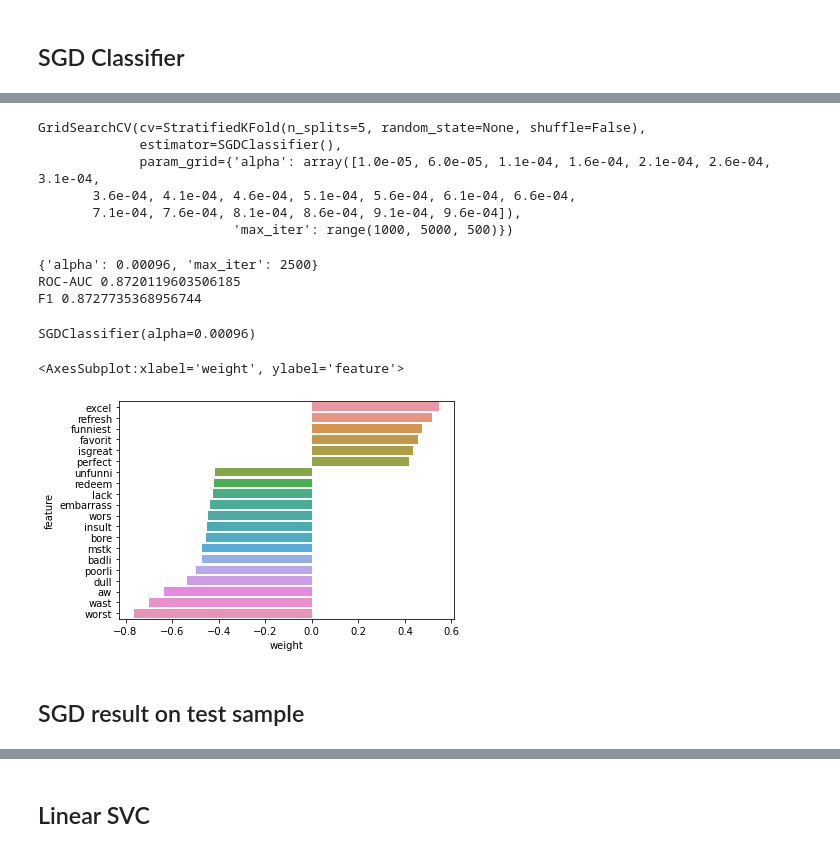
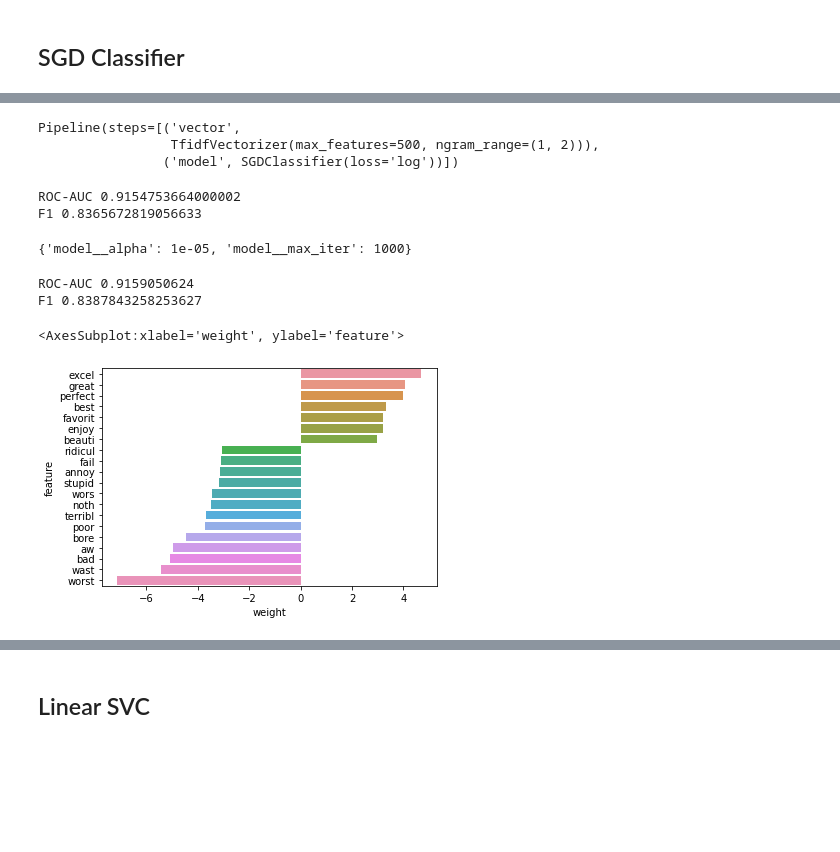
Before and after one commit to kozloffevgeniy/internship_courses, a Jupyter notebook: HT4.ipynb, the cells around one changed output, grey strips where cells are left out. Drawn from its saved outputs; the diff is of its cells as text; code cells hidden in the pictures; blank space fills up the shorter version.

```diff
--- a/HT4.ipynb
+++ b/HT4.ipynb
@@ -268,7 +259,14 @@ from sklearn.linear_model import LogisticRegression
 from sklearn.linear_model import SGDClassifier
 from sklearn.svm import LinearSVC
 from sklearn.metrics import roc_auc_score, f1_score, accuracy_score, recall_score, precision_score
+from sklearn.pipeline import Pipeline
 
 model = LogisticRegression(penalty='l1', solver='saga')
-model.fit(train_matrix, X_train['class'])
+
+pipeline = Pipeline(steps=[
+    ('vector', vectorizer),
+    ('model', model)
+])
+
+pipeline.fit(X_train, y_train)
 # %% [output]
@@ -285,9 +286,12 @@ from sklearn.model_selection import GridSearchCV, StratifiedKFold
 
 cv = StratifiedKFold()
 
-params = {'C' : np.arange(1e-2, 1, 0.5)}
+params = {
+#     'model__C' : [1e-2, 1e-1, 1e1, 1e3]
+    'model__C' : [10]
+}
 
-clf = GridSearchCV(model, cv=cv, param_grid=params)
-clf.fit(train_matrix, X_train['class'])
+clf = GridSearchCV(pipeline, cv=cv, param_grid=params)
+clf.fit(X_train,y_train)
 # %% [output]
 GridSearchCV(cv=StratifiedKFold(n_splits=5, random_state=None, shuffle=False),
@@ -332,35 +326,45 @@ F1 0.8669856459330143
+# %%
+model = SGDClassifier(loss='log')
+pipeline = Pipeline(steps=[
+    ('vector', vectorizer),
+    ('model', model)
+])
+
+pipeline.fit(X_train, y_train)
+# %% [output]
+Pipeline(steps=[('vector',
+                 TfidfVectorizer(max_features=500, ngram_range=(1, 2))),
+                ('model', SGDClassifier(loss='log'))])
+# %%
+preds = pipeline.predict(X_test)
+conf_score=pipeline.predict_proba(X_test)
+print('ROC-AUC', roc_auc_score(y_test, conf_score.flatten()[1::2]))
+print('F1', f1_score(y_test, preds))
+# %% [output]
+ROC-AUC 0.9154753664000002
+F1 0.8365672819056633
 # %%
-params = {'alpha' : np.arange(1e-5, 1e-3, 5e-5),
-         'max_iter': range(1000, 5000, 500)}
+params = {'model__alpha' : [1e-5, 1e-3, 1e-1, 1e1, 1e3],
+         'model__max_iter': range(1000, 5000, 1000)}
 
-clf = GridSearchCV(model, cv=cv, param_grid=params)
-clf.fit(train_matrix, X_train['class'])
+clf = GridSearchCV(pipeline, cv=cv, param_grid=params)
+clf.fit(X_train, y_train)
+clf.best_params_
 # %% [output]
-GridSearchCV(cv=StratifiedKFold(n_splits=5, random_state=None, shuffle=False),
-             estimator=SGDClassifier(),
-             param_grid={'alpha': array([1.0e-05, 6.0e-05, 1.1e-04, 1.6e-04, 2.1e-04, 2.6e-04, 3.1e-04,
-       3.6e-04, 4.1e-04, 4.6e-04, 5.1e-04, 5.6e-04, 6.1e-04, 6.6e-04,
-       7.1e-04, 7.6e-04, 8.1e-04, 8.6e-04, 9.1e-04, 9.6e-04]),
-                         'max_iter': range(1000, 5000, 500)})
+{'model__alpha': 1e-05, 'model__max_iter': 1000}
 # %%
-print(clf.best_params_)
-preds = clf.predict(valid_matrix)
-print('ROC-AUC', roc_auc_score(X_valid['class'], preds))
-print('F1', f1_score(X_valid['class'], preds))
+conf_score = clf.predict_proba(X_test)
+preds = clf.predict(X_test)
+
+
+print('ROC-AUC', roc_auc_score(y_test, conf_score.flatten()[1::2]))
+print('F1', f1_score(y_test, preds))
 # %% [output]
-{'alpha': 0.00096, 'max_iter': 2500}
-ROC-AUC 0.8720119603506185
-F1 0.8727735368956744
+ROC-AUC 0.9159050624
+F1 0.8387843258253627
-# %%
-model = SGDClassifier(alpha=0.00096, max_iter=1000)
-model.fit(train_matrix, X_train['class'])
-# %% [output]
-SGDClassifier(alpha=0.00096)
 # %%
-feature_importance = eli5.explain_weights_df(model, top=20, feature_names=vectorizer.get_feature_names())
+feature_importance = eli5.explain_weights_df(clf.estimator[1], top=20, feature_names=clf.estimator[0].get_feature_names())
 sns.barplot(x="weight", y="feature", data=feature_importance)
 # %% [output]
 <AxesSubplot:xlabel='weight', ylabel='feature'>
-[figure, old version]
+[figure, new version]
-# %% [markdown]
-## SGD result on test sample
```
Also changed, not shown: parts of 26 cells of this notebook.
